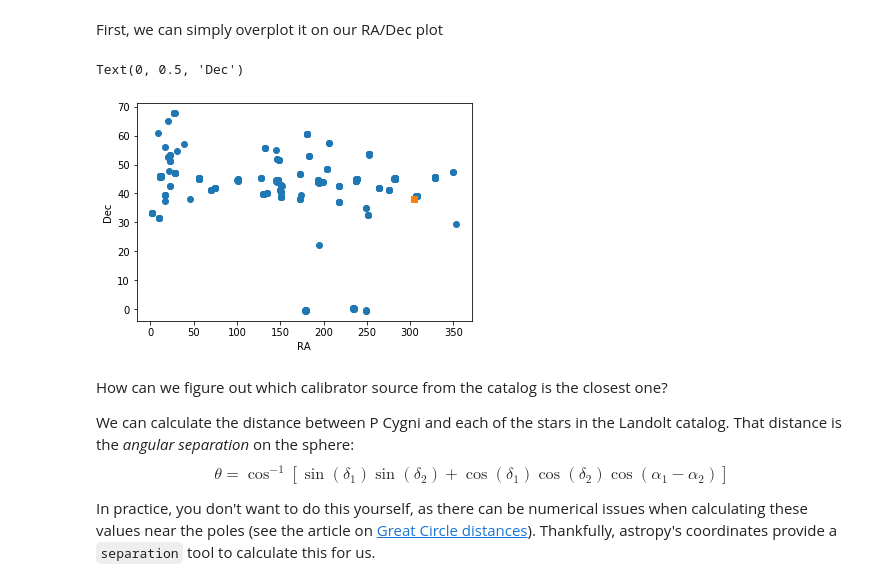
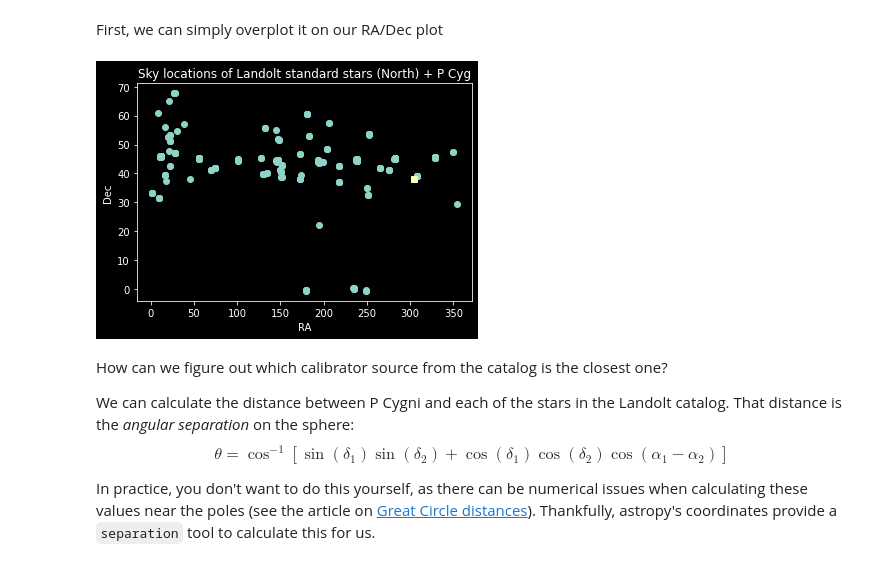
Before and after one commit to keflavich/AST3722_Public_Materials, a Jupyter notebook: Observation Planning Part 3.ipynb, the cells around one changed output. Drawn from its saved outputs; the diff is of its cells as text; code cells hidden in the pictures.

```diff
--- a/Observation Planning Part 3.ipynb
+++ b/Observation Planning Part 3.ipynb
@@ -82 +88,4 @@ import pylab as plt
+# %%
+import pylab as plt
+plt.style.use('dark_background') # if you're using a light background, you should turn this off
 # %%
@@ -120,13 +125,13 @@ First, we can simply overplot it on our RA/Dec plot
 # %%
 pcyg_coord = coordinates.SkyCoord.from_name('P Cygni')
 # %%
-plt.plot(landolt_coords.ra, landolt_coords.dec, 'o')
-plt.plot(pcyg_coord.ra, pcyg_coord.dec, 's')
-plt.xlabel("RA")
-plt.ylabel("Dec")
+_=plt.plot(landolt_coords.ra, landolt_coords.dec, 'o')
+_=plt.plot(pcyg_coord.ra, pcyg_coord.dec, 's')
+_=plt.xlabel("RA")
+_=plt.ylabel("Dec")
+_=plt.title("Sky locations of Landolt standard stars (North) + P Cyg")
 # %% [output]
-Text(0, 0.5, 'Dec')
-[figure, old version]
+[figure, new version]
 # %% [markdown]
 How can we figure out which calibrator source from the catalog is the closest one?
 
```
Also changed, not shown: parts of 20 cells of this notebook, 3 other files.
